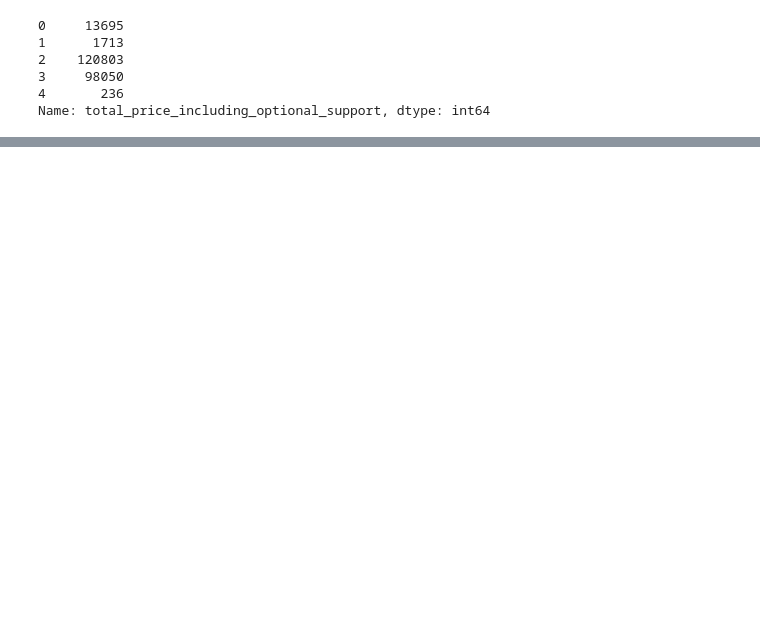
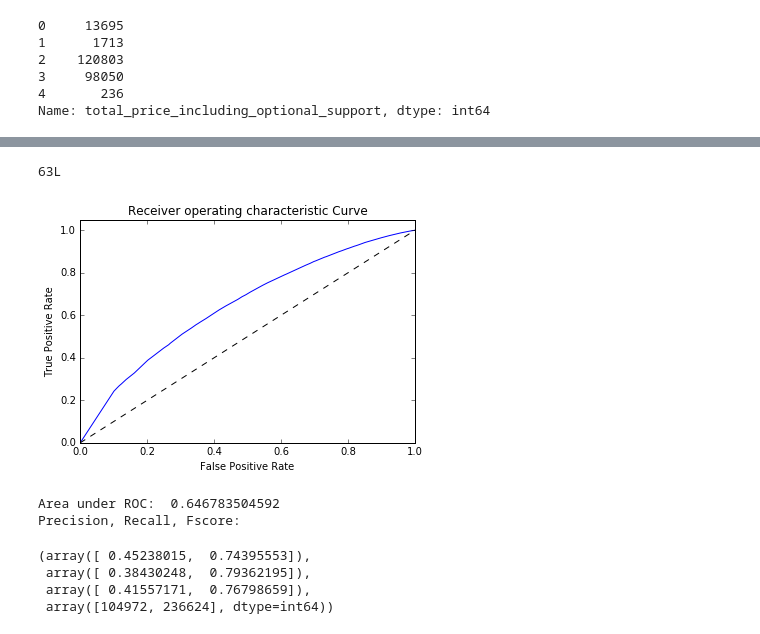
Before and after one commit to Naveed1842/data-science-intensive-2, a Jupyter notebook: Donor-Choose-Project/ModelExploration.ipynb, the cells around one changed output, grey strips where cells are left out. Saved outputs shown, nothing was run; the diff lists cells and outputs as text; code cells hidden in the pictures; blank space fills up the shorter version.

Commit message:
Adding more models and precision,recall,ROC

```diff
--- a/Donor-Choose-Project/ModelExploration.ipynb
+++ b/Donor-Choose-Project/ModelExploration.ipynb
@@ -296,0 +291,7 @@ print "% Project Success in test data:", np.mean(proj.funding_status[~mask])
+# %%
+from sklearn import tree
+clf = tree.DecisionTreeClassifier()
+
+parameters = {"max_depth": [None], 'min_samples_leaf': [1, 2, 3, 4, 5, 6, 7, 8, 9, 10]}
+clf,Xtrain_dt,ytrain_dt,Xtest_dt,ytest_dt = do_classify(clf,parameters,projects,c,'funding_status','completed',mask=mask,
+                                           n_jobs = 4,score_func = 'f1')
@@ -296,0 +307,34 @@ print "% Project Success in test data:", np.mean(proj.funding_status[~mask])
+# %%
+# Depth of a decision tree
+clf.tree_.max_depth
+# %% [output]
+63L
+# %%
+# Plot of a ROC curve for a specific class
+y_score_dt = pd.DataFrame(clf.predict_proba(Xtest_dt))[1]
+import sklearn.metrics as metric
+fpr,tpr,thresholds = metric.roc_curve(ytest_dt,y_score_dt)
+
+import matplotlib.pyplot as plt
+plt.figure()
+plt.plot(fpr, tpr)
+plt.plot([0, 1], [0, 1], 'k--')
+plt.xlim([0.0, 1.0])
+plt.ylim([0.0, 1.05])
+plt.xlabel('False Positive Rate')
+plt.ylabel('True Positive Rate')
+plt.title('Receiver operating characteristic Curve')
+plt.legend(loc="lower right")
+plt.show()
+
+print 'Area under ROC: ',metric.roc_auc_score(ytest_dt,y_score_dt)
+print 'Precision, Recall, Fscore:'
+metric.precision_recall_fscore_support(ytest,clf.predict(Xtest))
+# %% [output]
+[figure, added]
+Area under ROC:  0.646783504592
+Precision, Recall, Fscore:
+(array([ 0.45238015,  0.74395553]),
+ array([ 0.38430248,  0.79362195]),
+ array([ 0.41557171,  0.76798659]),
+ array([104972, 236624], dtype=int64))
```
Also changed, not shown: parts of 25 cells of this notebook.
